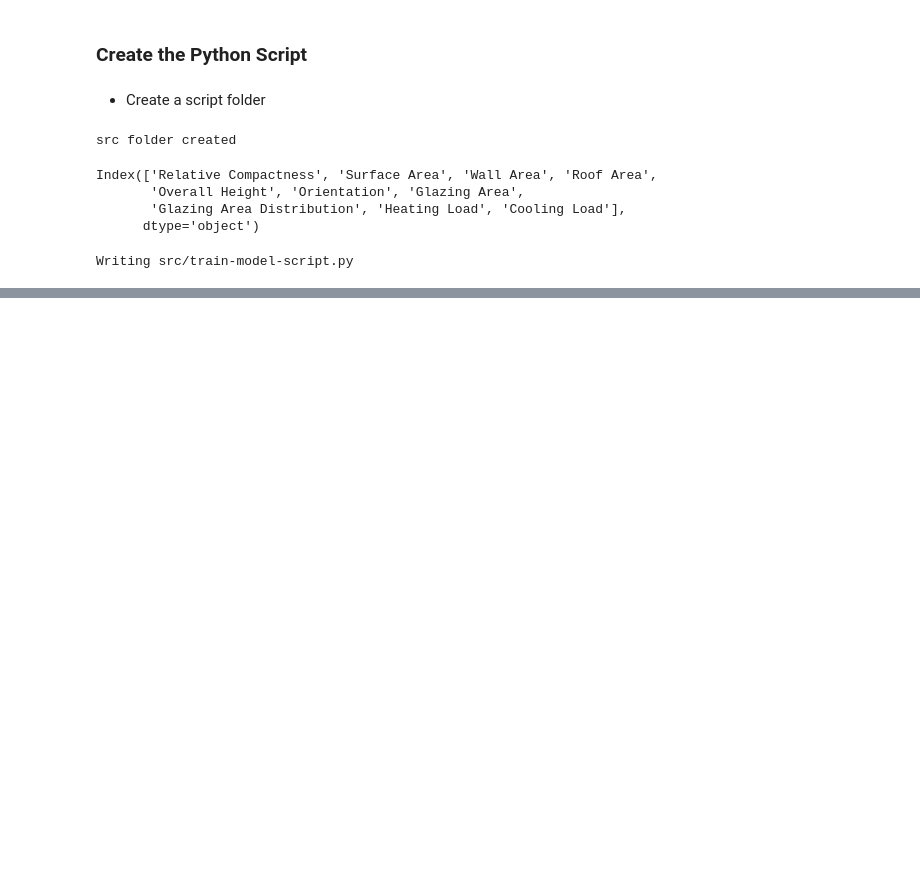
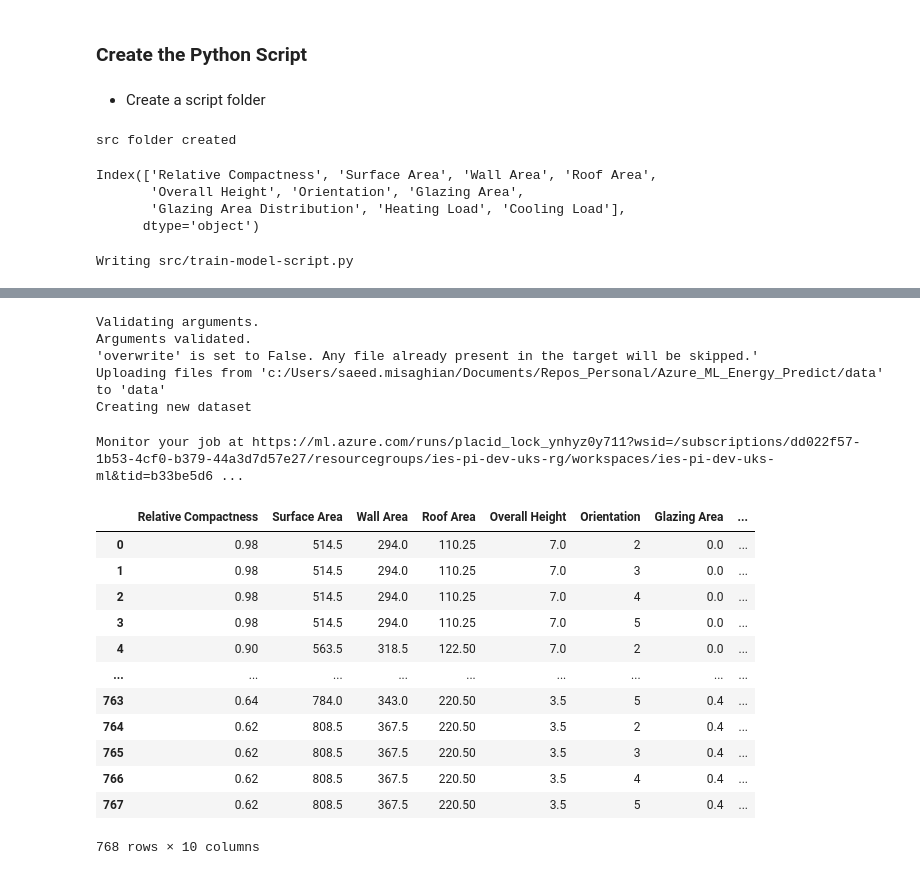
Before and after one commit to SaM-92/Azure_ML_Energy_Predict, a Jupyter notebook: main_script_builder.ipynb, the cells around one changed output, grey strips where cells are left out. Drawn from its saved outputs; the diff is of its cells as text; code cells hidden in the pictures; blank space fills up the shorter version.

Commit message:
debug the input file issue !

```diff
--- a/main_script_builder.ipynb
+++ b/main_script_builder.ipynb
@@ -194,0 +229,56 @@ print("Monitor your job at", aml_url)
+# %%
+from azureml.core import Workspace, Dataset
+from azureml.data.datapath import DataPath
+
+# Load your Azure ML workspace
+ws = Workspace.from_config()
+
+# Get the default datastore
+datastore = ws.get_default_datastore()
+
+# Path to your local data directory
+local_data_path = './data'
+
+# Upload the local directory to the datastore under the path 'data'
+datastore_path = DataPath(datastore, 'data')
+dataset = Dataset.File.upload_directory(src_dir=local_data_path, target=datastore_path)
+
+# Register the uploaded files as a dataset
+dataset = dataset.register(workspace=ws,
+                          name='training_data',
+                          description='Training data')
+
+# Now you can use the dataset 'training_data' in your Azure ML job
+# %% [output]
+Validating arguments.
+Arguments validated.
+'overwrite' is set to False. Any file already present in the target will be skipped.'
+Uploading files from 'c:/Users/saeed.misaghian/Documents/Repos_Personal/Azure_ML_Energy_Predict/data' to 'data'
+Creating new dataset
+# %%
+from azureml.core import Dataset
+
+# # Assuming 'training_data' is your dataset name in Azure ML workspace
+# dataset = Dataset.get_by_name(ws, name='training_data')
+
+# # Use as_mount() if the dataset is large and you prefer to stream data, or as_download() if the dataset is small
+# # dataset_input = dataset.as_mount()
+# dataset_input = dataset.as_named_input('training_data_input').as_dataset()
+
+job = command(
+    code="./src",
+    command="python train-model-script.py --training_data training_data",
+    environment="AzureML-sklearn-0.24-ubuntu18.04-py37-cpu@latest",
+    compute="aml-cluster",
+    display_name="building-energy-train",
+    experiment_name="building-energy-training",
+    tags={"model_type": "randomforest", "model": "Building energy dataset"},
+    inputs={'training_data': 'training_data'}  # Reference the dataset by name
+)
+
+# Submit job
+returned_job = ml_client.create_or_update(job)
+aml_url = returned_job.studio_url
+print("Monitor your job at", aml_url)
+# %% [output]
+Monitor your job at https://ml.azure.com/runs/placid_lock_ynhyz0y711?wsid=/subscriptions/dd022f57-1b53-4cf0-b379-44a3d7d57e27/resourcegroups/ies-pi-dev-uks-rg/workspaces/ies-pi-dev-uks-ml&tid=b33be5d6 ...
@@ -194,0 +287,18 @@ print("Monitor your job at", aml_url)
+# %%
+df = pd.read_csv("./data/energy_data_correct.csv",encoding='utf-8')
+# %%
+df
+# %% [output]
+|  | Relative Compactness | Surface Area | Wall Area | Roof Area | Overall Height | Orientation | Glazing Area | ... |
+| 0 | 0.98 | 514.5 | 294.0 | 110.25 | 7.0 | 2 | 0.0 | ... |
+| 1 | 0.98 | 514.5 | 294.0 | 110.25 | 7.0 | 3 | 0.0 | ... |
+| 2 | 0.98 | 514.5 | 294.0 | 110.25 | 7.0 | 4 | 0.0 | ... |
+| 3 | 0.98 | 514.5 | 294.0 | 110.25 | 7.0 | 5 | 0.0 | ... |
+| 4 | 0.90 | 563.5 | 318.5 | 122.50 | 7.0 | 2 | 0.0 | ... |
+| ... | ... | ... | ... | ... | ... | ... | ... | ... |
+| 763 | 0.64 | 784.0 | 343.0 | 220.50 | 3.5 | 5 | 0.4 | ... |
+| 764 | 0.62 | 808.5 | 367.5 | 220.50 | 3.5 | 2 | 0.4 | ... |
+| 765 | 0.62 | 808.5 | 367.5 | 220.50 | 3.5 | 3 | 0.4 | ... |
+| 766 | 0.62 | 808.5 | 367.5 | 220.50 | 3.5 | 4 | 0.4 | ... |
+| 767 | 0.62 | 808.5 | 367.5 | 220.50 | 3.5 | 5 | 0.4 | ... |
+768 rows × 10 columns
```
Also changed, not shown: parts of 12 cells of this notebook, 8 other files.
